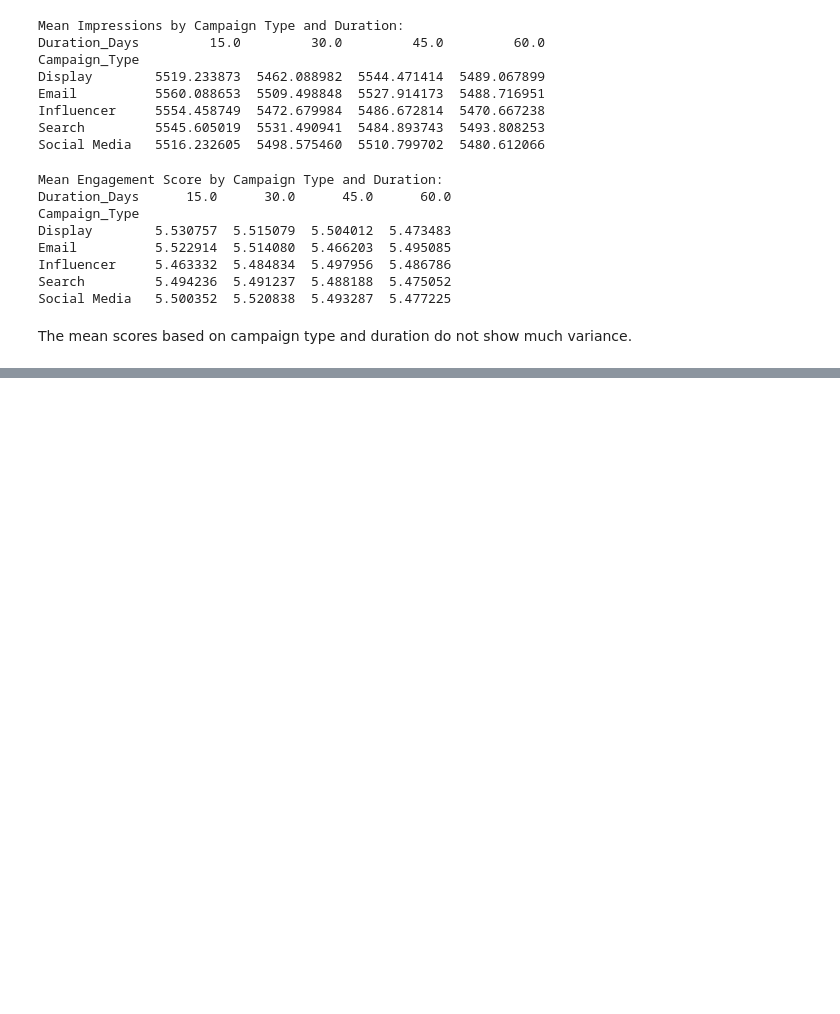
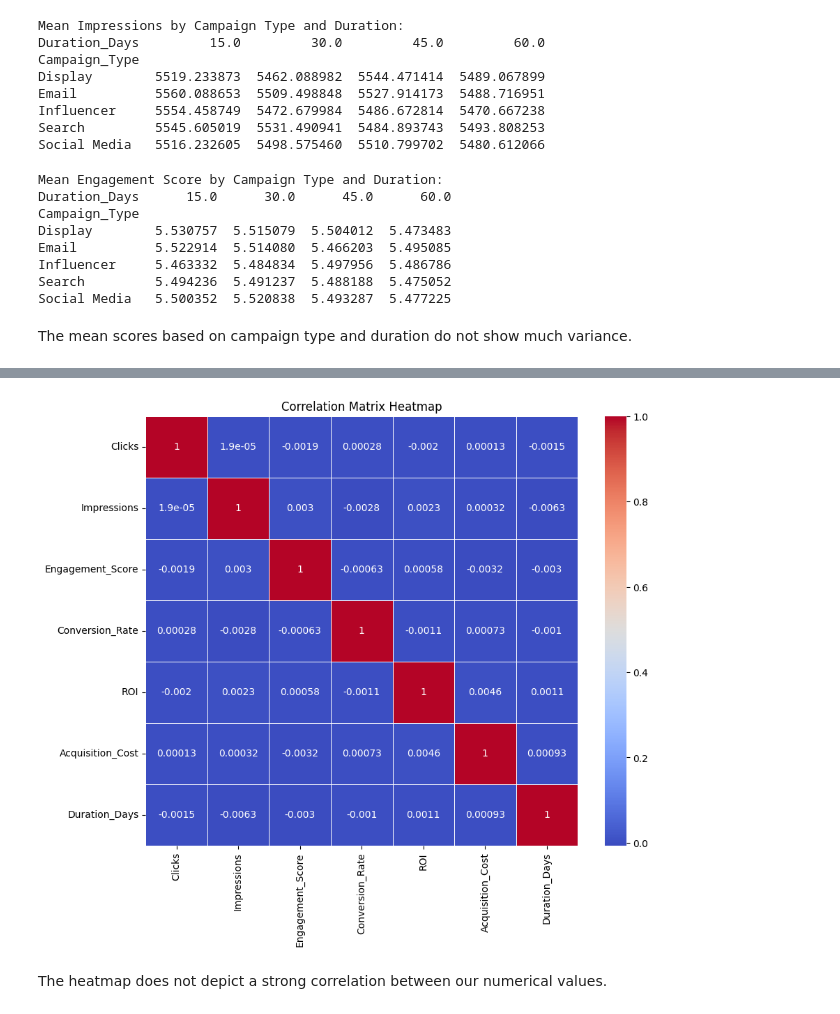
Before and after one commit to IsaganiJulian/Marketing_Campaign_DTSC, a Jupyter notebook: Isagani_Copy_of_MarketingCampaignAnalysis.ipynb, the cells around one changed output, grey strips where cells are left out. Drawn from its saved outputs; the diff is of its cells as text; code cells hidden in the pictures; blank space fills up the shorter version.

```diff
--- a/Isagani_Copy_of_MarketingCampaignAnalysis.ipynb
+++ b/Isagani_Copy_of_MarketingCampaignAnalysis.ipynb
@@ -361,0 +365,11 @@ gender_groups.mean()
+# %%
+# Correlation matrix heat map
+correlation_matrix = marketing_data[numeric_columns].corr()
+plt.figure(figsize=(10, 8))
+sns.heatmap(correlation_matrix, annot=True, cmap='coolwarm', linewidths=0.5)
+plt.title('Correlation Matrix Heatmap')
+plt.show()
+# %% [output]
+[figure, added]
+# %% [markdown]
+The heatmap does not depict a strong correlation between our numerical values.
```
Also changed, not shown: parts of 26 cells of this notebook.
